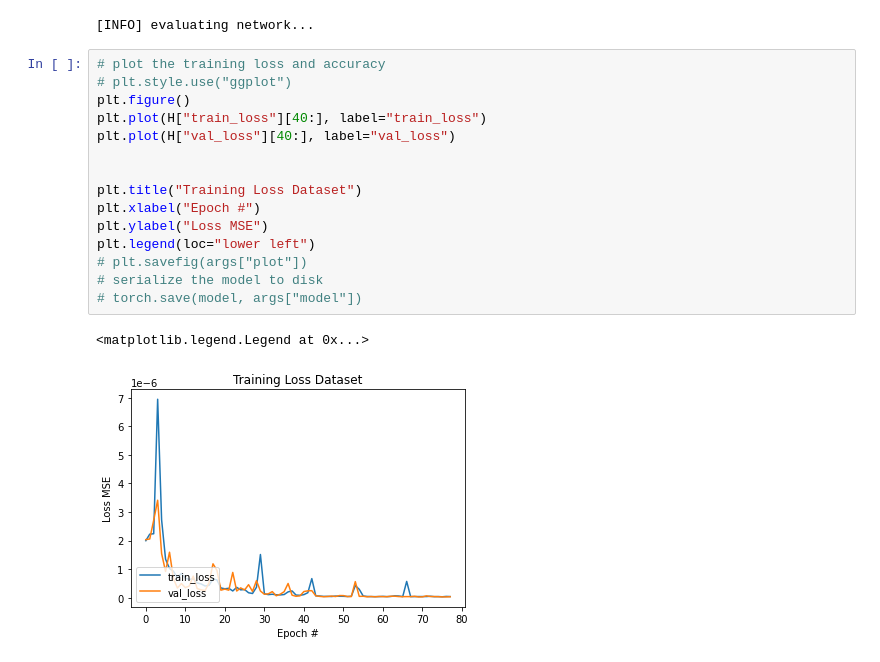
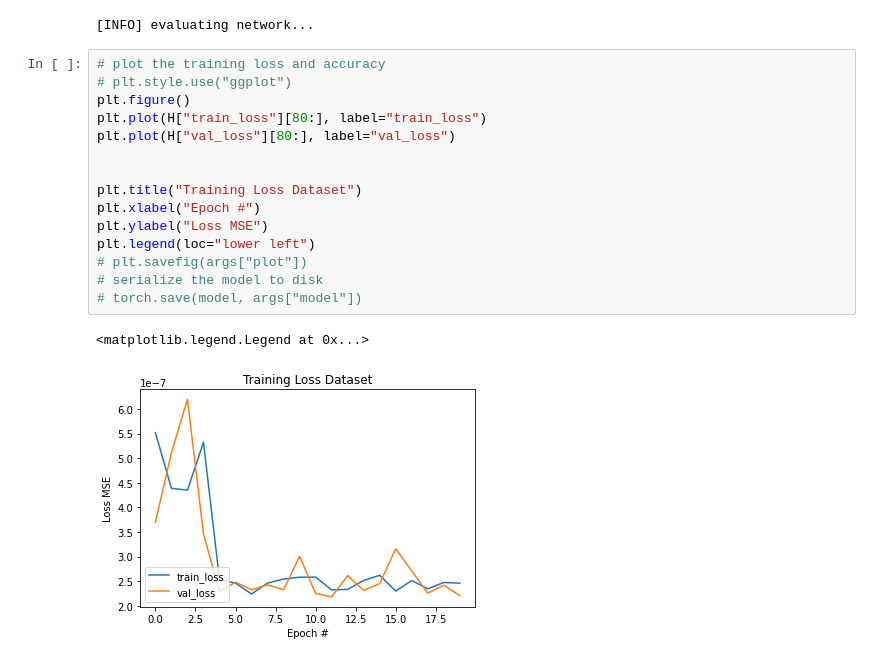
Before and after one commit to KozminArtem/ann-s, a Jupyter notebook: MD/PhAc/WPT_CNN/cnn_1.ipynb, the cells around one changed output. Cells and saved outputs as stored; diff of their text form.

```diff
--- a/MD/PhAc/WPT_CNN/cnn_1.ipynb
+++ b/MD/PhAc/WPT_CNN/cnn_1.ipynb
@@ -438,21 +438,21 @@ with torch.no_grad():
 # %%
 # plot the training loss and accuracy
 # plt.style.use("ggplot")
 plt.figure()
-plt.plot(H["train_loss"][40:], label="train_loss")
-plt.plot(H["val_loss"][40:], label="val_loss")
+plt.plot(H["train_loss"][80:], label="train_loss")
+plt.plot(H["val_loss"][80:], label="val_loss")
 
 
 plt.title("Training Loss Dataset")
 plt.xlabel("Epoch #")
 plt.ylabel("Loss MSE")
 plt.legend(loc="lower left")
 # plt.savefig(args["plot"])
 # serialize the model to disk
 # torch.save(model, args["model"])
 # %% [output]
 <matplotlib.legend.Legend at 0x...>
-[figure, old version]
+[figure, new version]
 # %%
 from torchmetrics import MeanSquaredError
 mean_squared_error = MeanSquaredError()
```
Also changed, not shown: parts of 6 cells of this notebook, 2 other files.
